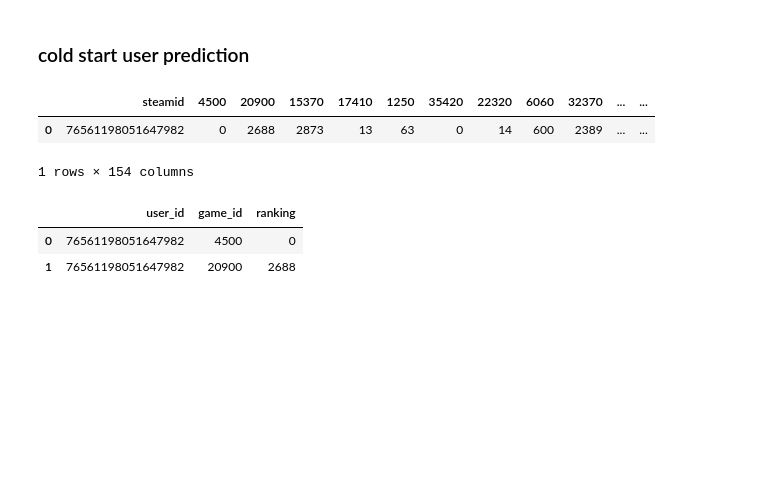
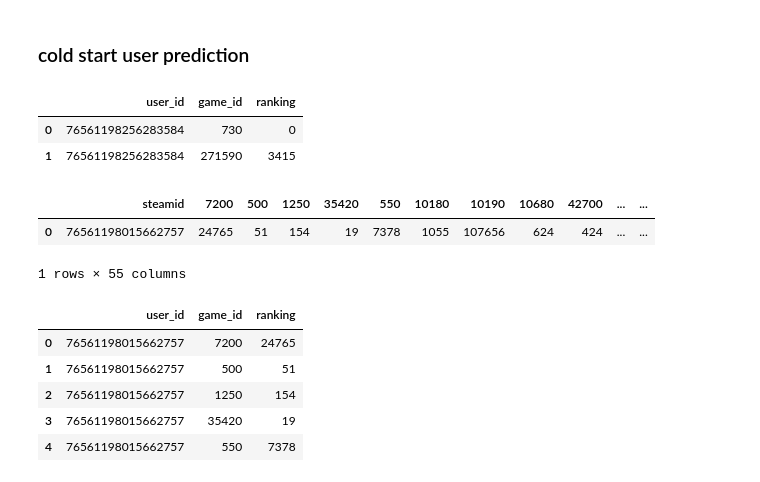
Before and after one commit to ms-Kras/GameBuddy, a Jupyter notebook: notebooks/Matrix_factorization.ipynb, the cells around one changed output. Cells and saved outputs as stored; diff of their text form; code cells hidden in the pictures; blank space fills up the shorter version.

```diff
--- a/notebooks/Matrix_factorization.ipynb
+++ b/notebooks/Matrix_factorization.ipynb
@@ -401,0 +420,18 @@ plt.show()
+# %%
+ru_ids = pd.read_csv('data/all_ru_ids_games_20min_mean+try2.csv')
+transformed_data = []
+
+for index, row in ru_ids.iterrows():
+    user_id = row[-1]
+
+    for game_ids, ranking in row.items():
+        if game_ids != 'steamid':
+
+            transformed_data.append([user_id, game_ids, ranking])
+
+transformed_df = pd.DataFrame(transformed_data, columns=['user_id', 'game_id', 'ranking']).astype(int)
+transformed_df.head(2)
+# %% [output]
+|  | user_id | game_id | ranking |
+| 0 | 76561198256283584 | 730 | 0 |
+| 1 | 76561198256283584 | 271590 | 3415 |
@@ -402,23 +453,24 @@ plt.show()
 # %%
-steamid = 76561198051647982 #айдишник пользователя
+
+steamid = 76561198015662757 #айдишник пользователя
 url = f'https://api.steampowered.com/IPlayerService/GetOwnedGames/v1/?key=ED07BAAA8209FFE5932318F82B8242A6&format=json&steamid={steamid}'
 response = requests.get(url)#, headers={ 'Accept-Language': 'en-EN, en;q=0.9'})
 profile = response.json()
 id_df = pd.DataFrame([steamid],columns=['steamid'])
 for game in profile['response']['games']:
 
     appid = game['appid']
     playtime = game['playtime_forever']
     temp_df = pd.DataFrame({
                     'steamid': [steamid],
                     appid: [playtime]
                 })
     id_df = pd.merge(id_df, temp_df, on='steamid', how="inner")
 id_df
 # %% [output]
-|  | steamid | 4500 | 20900 | 15370 | 17410 | 1250 | 35420 | 22320 | 6060 | 32370 | ... | ... |
-| 0 | 76561198051647982 | 0 | 2688 | 2873 | 13 | 63 | 0 | 14 | 600 | 2389 | ... | ... |
+|  | steamid | 7200 | 500 | 1250 | 35420 | 550 | 10180 | 10190 | 10680 | 42700 | ... | ... |
+| 0 | 76561198015662757 | 24765 | 51 | 154 | 19 | 7378 | 1055 | 107656 | 624 | 424 | ... | ... |
-1 rows × 154 columns
+1 rows × 55 columns
 # %%
 transformed_user_profile = []
 
@@ -431,8 +483,11 @@ for index, row in id_df.iterrows():
             transformed_user_profile.append([user_id, game_ids, ranking])
 
 transformed_user_profile = pd.DataFrame(transformed_user_profile, columns=['user_id', 'game_id', 'ranking']).astype(int)
-transformed_user_profile.head(2)
+transformed_user_profile.head(5)
 # %% [output]
 |  | user_id | game_id | ranking |
-| 0 | 76561198051647982 | 4500 | 0 |
-| 1 | 76561198051647982 | 20900 | 2688 |
+| 0 | 76561198015662757 | 7200 | 24765 |
+| 1 | 76561198015662757 | 500 | 51 |
+| 2 | 76561198015662757 | 1250 | 154 |
+| 3 | 76561198015662757 | 35420 | 19 |
+| 4 | 76561198015662757 | 550 | 7378 |
```
Also changed, not shown: parts of 11 cells of this notebook.
